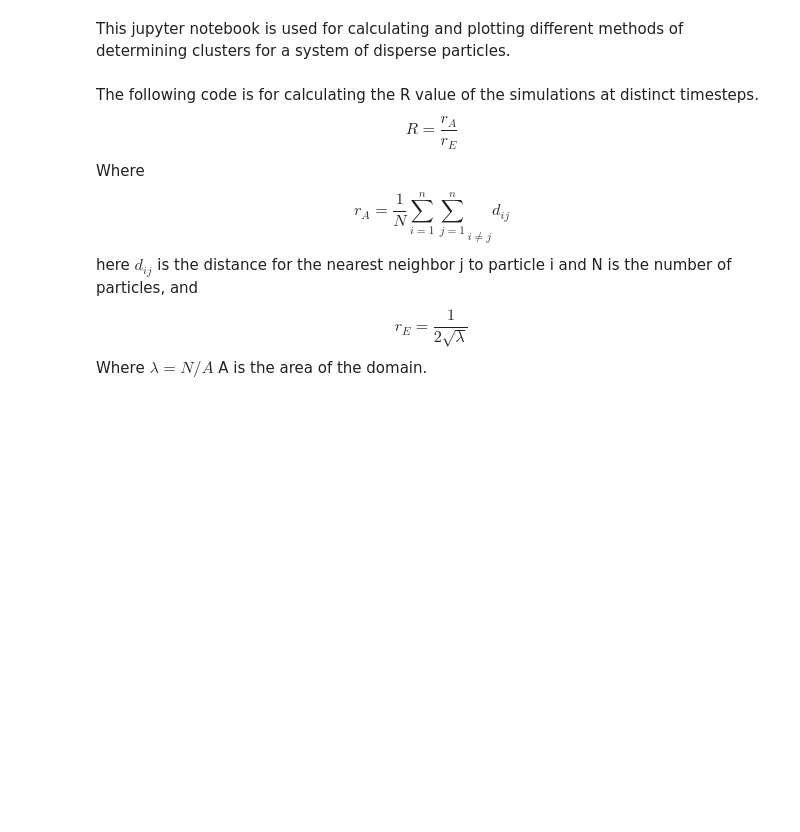
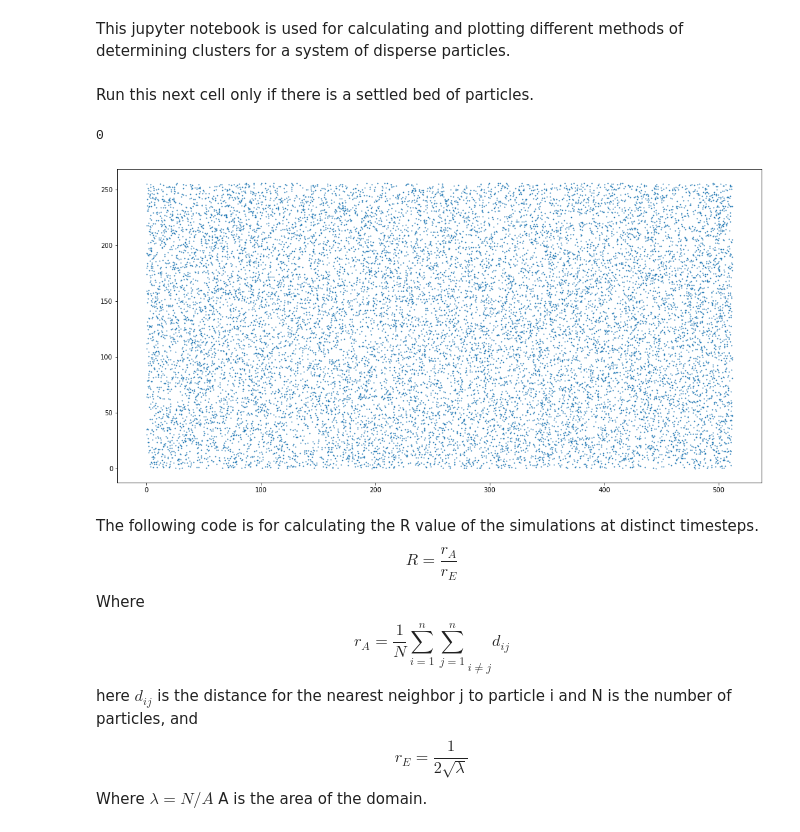
Before and after one commit to zackmci/clustering, a Jupyter notebook: Clustering.ipynb, the cells around one changed output. Saved outputs shown, nothing was run; the diff lists cells and outputs as text; code cells hidden in the pictures; blank space fills up the shorter version.

```diff
--- a/Clustering.ipynb
+++ b/Clustering.ipynb
@@ -21,12 +23,30 @@ csvarray = np.array(csv_data[1:], dtype=np.float) # Remove headers and convert t
+# %% [markdown]
+Run this next cell only if there is a settled bed of particles.
+# %%
+# creating an array of particles that are settling. Excluding settled particles
+
+# This is the cutoff velocity for the settled bed.
+settling_velocity = 0.1
+
+new_array = []
+
+for index in range(0, len(csvarray)):
+    if abs(csvarray[index, 3]) > settling_velocity:
+        new_array.append(csvarray[index])
+new_array = np.array(new_array)
+csvarray = new_array
 # %%
 # Variables
+
+new_part_num = len(csvarray)
+difference = original_part_num - new_part_num
+print (difference)
 
 x_len = 512 # Length of x axis
 y_len = 256 # Length of y axis
 
 # The following variables are pulled from the csv file
 
-num_part = len(csvarray) # Number of particles
 #print (num_part)
 x = csvarray[:,7]
 y = csvarray[:,8]
@@ -35,6 +55,14 @@ rad = np.mean(csvarray[:, 1])/2
 
 #print (x[:3])
 #print (len(x))
+# %% [output]
+0
+# %%
+fig=plt.figure(figsize=(18,9))
+plt.scatter(csvarray[:, 7], csvarray[:,8], marker = '.', s=3)
+plt.show()
+# %% [output]
+[figure, added]
 # %% [markdown]
 The following code is for calculating the R value of the simulations at distinct timesteps. $$R = \frac{r_A}{r_E}$$ Where $$r_A = \frac{1}{N}{\sum_{i=1}^n \sum_{j=1}^n}_{i \neq j}d_{ij}$$here $d_{ij}$ is the distance for the nearest neighbor j to particle i and N is the number of particles, and $$r_E = \frac{1}{2 \sqrt{\lambda}}$$ Where $\lambda = N/A$ A is the area of the domain.
 # %%
```
Also changed, not shown: parts of 15 cells of this notebook.
